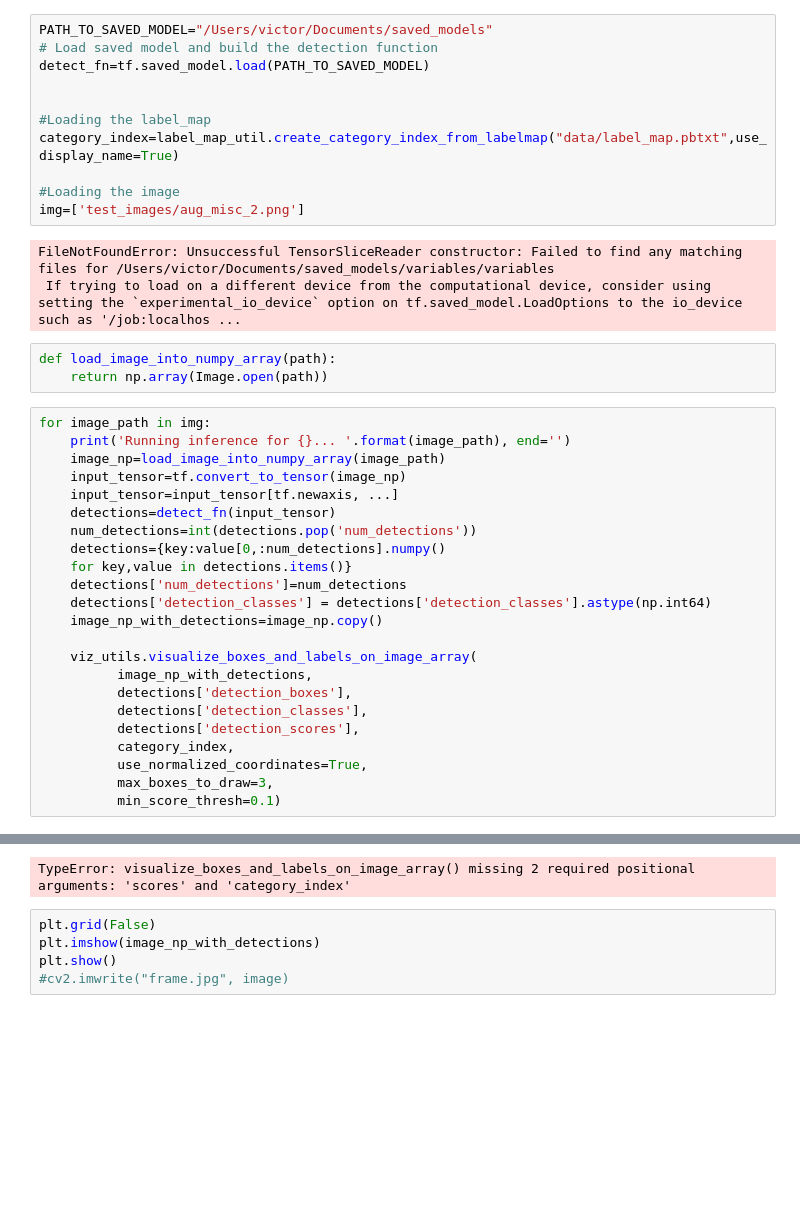
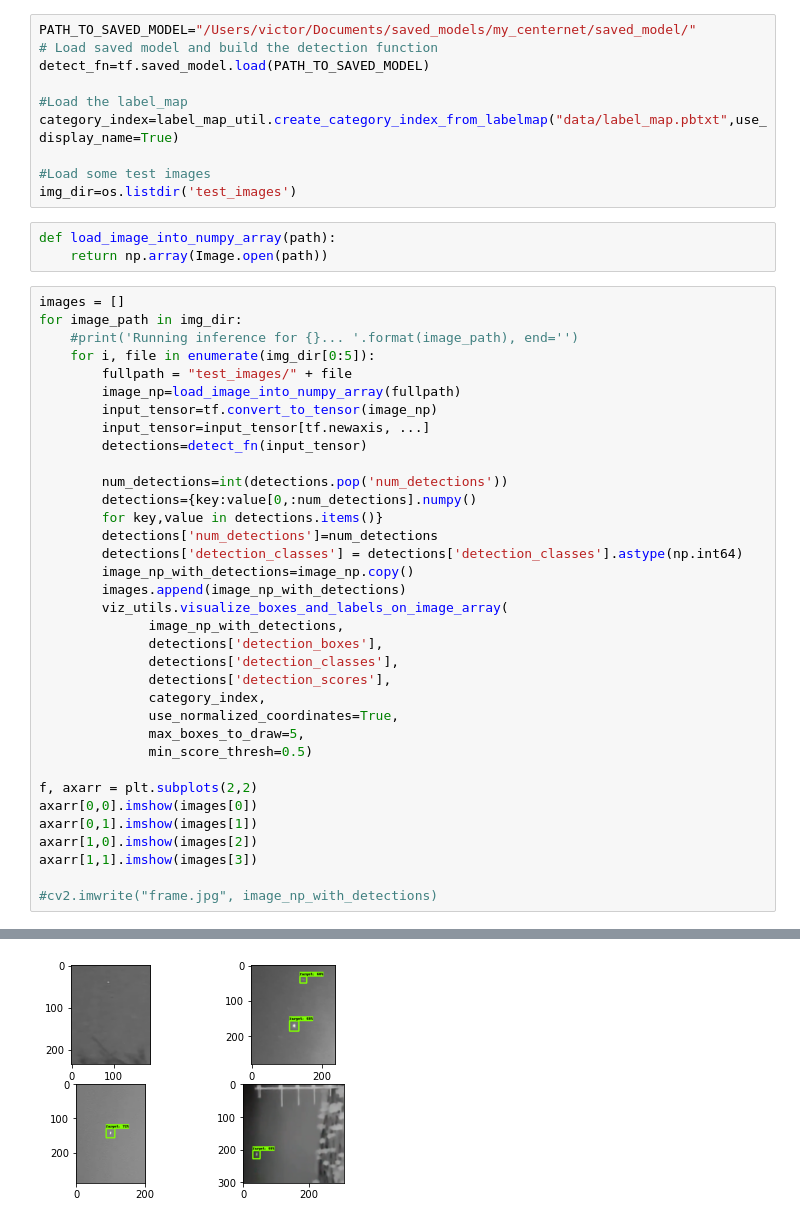
Before and after one commit to vj-hansen/IRSTD, a Jupyter notebook: workspace/training_demo/run_inference_on_custom_model.ipynb, the cells around one changed output, grey strips where cells are left out. Drawn from its saved outputs; the diff is of its cells as text; blank space fills up the shorter version.

```diff
--- a/workspace/training_demo/run_inference_on_custom_model.ipynb
+++ b/workspace/training_demo/run_inference_on_custom_model.ipynb
@@ -14,43 +13,51 @@ import matplotlib.pyplot as plt
 import warnings
 warnings.filterwarnings('ignore')
 # %%
-PATH_TO_SAVED_MODEL="/Users/victor/Documents/saved_models"
+PATH_TO_SAVED_MODEL="/Users/victor/Documents/saved_models/my_centernet/saved_model/"
 # Load saved model and build the detection function
 detect_fn=tf.saved_model.load(PATH_TO_SAVED_MODEL)
 
-
-#Loading the label_map
+#Load the label_map
 category_index=label_map_util.create_category_index_from_labelmap("data/label_map.pbtxt",use_display_name=True)
 
-#Loading the image
-img=['test_images/aug_misc_2.png']
+#Load some test images
+img_dir=os.listdir('test_images')
-# %% [output]
-FileNotFoundError: Unsuccessful TensorSliceReader constructor: Failed to find any matching files for /Users/victor/Documents/saved_models/variables/variables
- If trying to load on a different device from the computational device, consider using setting the `experimental_io_device` option on tf.saved_model.LoadOptions to the io_device such as '/job:localhos ...
 # %%
 def load_image_into_numpy_array(path):
     return np.array(Image.open(path))
 # %%
-for image_path in img:
-    print('Running inference for {}... '.format(image_path), end='')
-    image_np=load_image_into_numpy_array(image_path)
-    input_tensor=tf.convert_to_tensor(image_np)
-    input_tensor=input_tensor[tf.newaxis, ...]
-    detections=detect_fn(input_tensor)
-    num_detections=int(detections.pop('num_detections'))
-    detections={key:value[0,:num_detections].numpy()
-    for key,value in detections.items()}
-    detections['num_detections']=num_detections
-    detections['detection_classes'] = detections['detection_classes'].astype(np.int64)
-    image_np_with_detections=image_np.copy()
+images = []
+for image_path in img_dir:
+    #print('Running inference for {}... '.format(image_path), end='')
+    for i, file in enumerate(img_dir[0:5]):
+        fullpath = "test_images/" + file
+        image_np=load_image_into_numpy_array(fullpath)
+        input_tensor=tf.convert_to_tensor(image_np)
+        input_tensor=input_tensor[tf.newaxis, ...]
+        detections=detect_fn(input_tensor)
 
-    viz_utils.visualize_boxes_and_labels_on_image_array(
-          image_np_with_detections,
-          detections['detection_boxes'],
-          detections['detection_classes'],
-          detections['detection_scores'],
-          category_index,
-          use_normalized_coordinates=True,
-          max_boxes_to_draw=3,
-          min_score_thresh=0.1)
+        num_detections=int(detections.pop('num_detections'))
+        detections={key:value[0,:num_detections].numpy()
+        for key,value in detections.items()}
+        detections['num_detections']=num_detections
+        detections['detection_classes'] = detections['detection_classes'].astype(np.int64)
+        image_np_with_detections=image_np.copy()
+        images.append(image_np_with_detections)
+        viz_utils.visualize_boxes_and_labels_on_image_array(
+              image_np_with_detections,
+              detections['detection_boxes'],
+              detections['detection_classes'],
+              detections['detection_scores'],
+              category_index,
+              use_normalized_coordinates=True,
+              max_boxes_to_draw=5,
+              min_score_thresh=0.5)
+
+f, axarr = plt.subplots(2,2)
+axarr[0,0].imshow(images[0])
+axarr[0,1].imshow(images[1])
+axarr[1,0].imshow(images[2])
+axarr[1,1].imshow(images[3])
+
+#cv2.imwrite("frame.jpg", image_np_with_detections)
 # %% [output]
@@ -58,6 +65 @@ Running inference for test_images/aug_misc_2.png... WARNING:tensorflow:8 out of
-TypeError: visualize_boxes_and_labels_on_image_array() missing 2 required positional arguments: 'scores' and 'category_index'
+[figure, added]
-# %%
-plt.grid(False)
-plt.imshow(image_np_with_detections)
-plt.show()
-#cv2.imwrite("frame.jpg", image)
```
Also changed, not shown: parts of 2 cells of this notebook, 1 other file.
